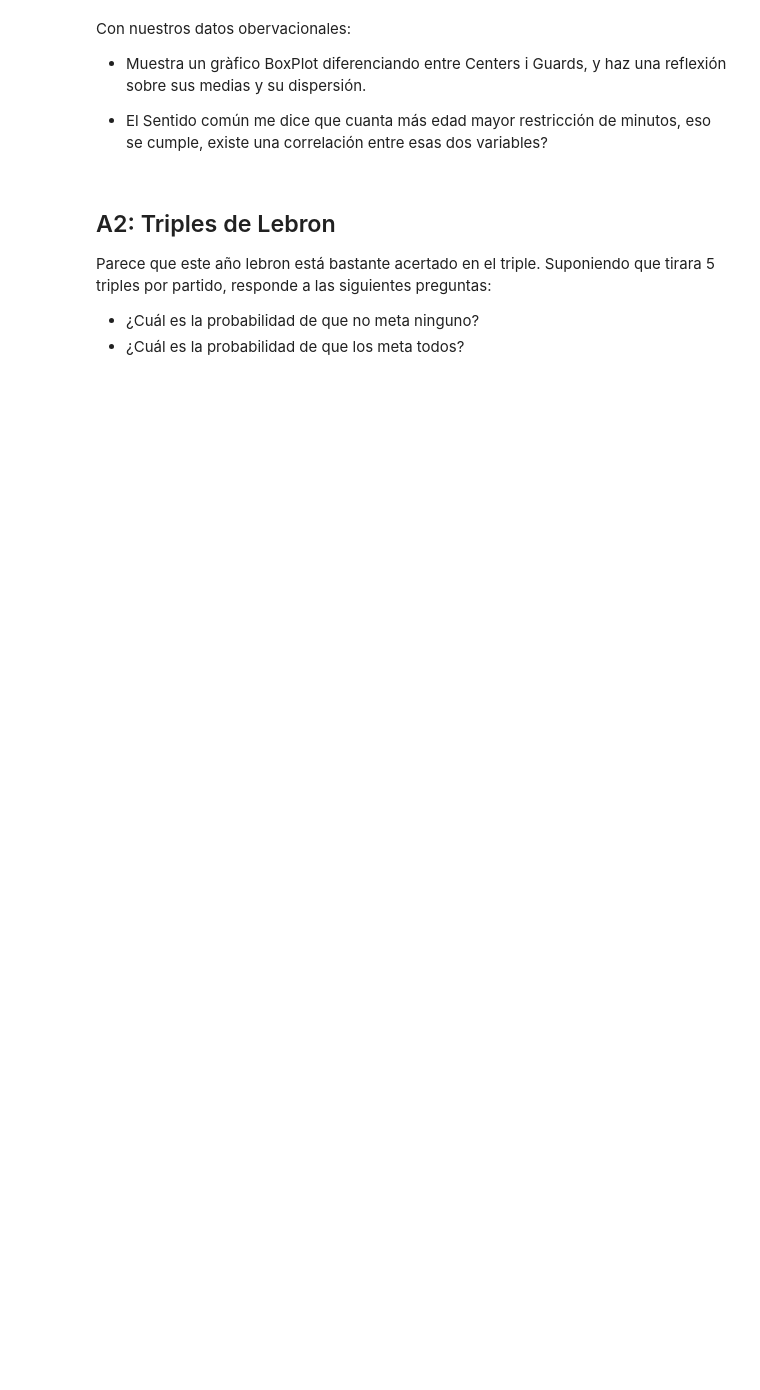
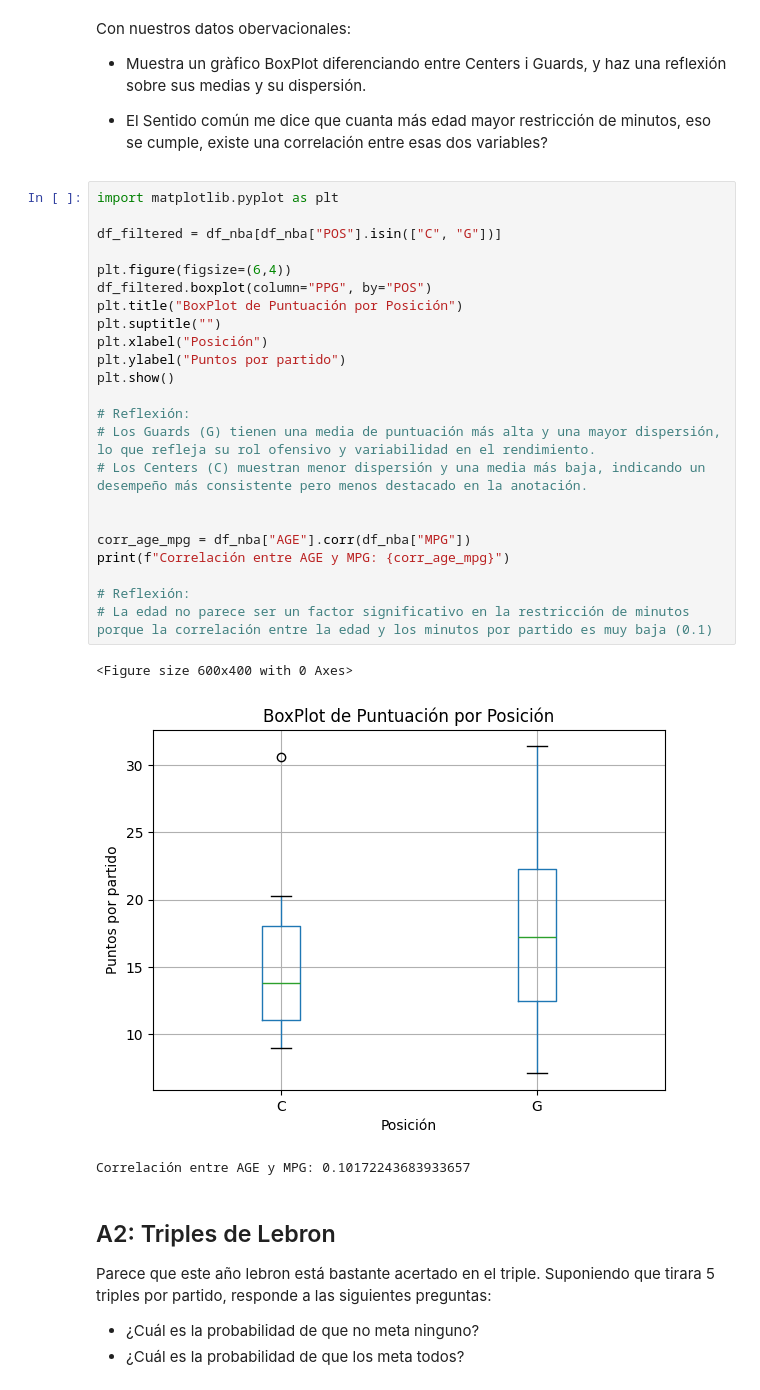
Before and after one commit to eric-escrich/IAB_classe, a Jupyter notebook: M1_Ruben_datasciencie/practicas/prac5_DISTRIBUCIONES/PE2_DISTRIBUTIONS_NBA.ipynb, the cells around one changed output. Cells and saved outputs as stored; diff of their text form; blank space fills up the shorter version.

```diff
--- a/M1_Ruben_datasciencie/practicas/prac5_DISTRIBUCIONES/PE2_DISTRIBUTIONS_NBA.ipynb
+++ b/M1_Ruben_datasciencie/practicas/prac5_DISTRIBUCIONES/PE2_DISTRIBUTIONS_NBA.ipynb
@@ -69,6 +79,33 @@ Con nuestros datos obervacionales:
 * Muestra un gràfico BoxPlot diferenciando entre Centers i Guards, y haz una reflexión sobre sus medias y su dispersión.
 
 * El Sentido común me dice que cuanta más edad mayor restricción de minutos, eso se cumple, existe una correlación entre esas dos variables?
+# %%
+import matplotlib.pyplot as plt
+
+df_filtered = df_nba[df_nba["POS"].isin(["C", "G"])]
+
+plt.figure(figsize=(6,4))
+df_filtered.boxplot(column="PPG", by="POS")
+plt.title("BoxPlot de Puntuación por Posición")
+plt.suptitle("")
+plt.xlabel("Posición")
+plt.ylabel("Puntos por partido")
+plt.show()
+
+# Reflexión:
+# Los Guards (G) tienen una media de puntuación más alta y una mayor dispersión, lo que refleja su rol ofensivo y variabilidad en el rendimiento.
+# Los Centers (C) muestran menor dispersión y una media más baja, indicando un desempeño más consistente pero menos destacado en la anotación.
+
+
+corr_age_mpg = df_nba["AGE"].corr(df_nba["MPG"])
+print(f"Correlación entre AGE y MPG: {corr_age_mpg}")
+
+# Reflexión:
+# La edad no parece ser un factor significativo en la restricción de minutos porque la correlación entre la edad y los minutos por partido es muy baja (0.1)
+# %% [output]
+<Figure size 600x400 with 0 Axes>
+[figure, added]
+Correlación entre AGE y MPG: 0.10172243683933657
 # %% [markdown]
 ## A2: Triples de Lebron
 
```
Also changed, not shown: parts of 6 cells of this notebook, 31 other files.
